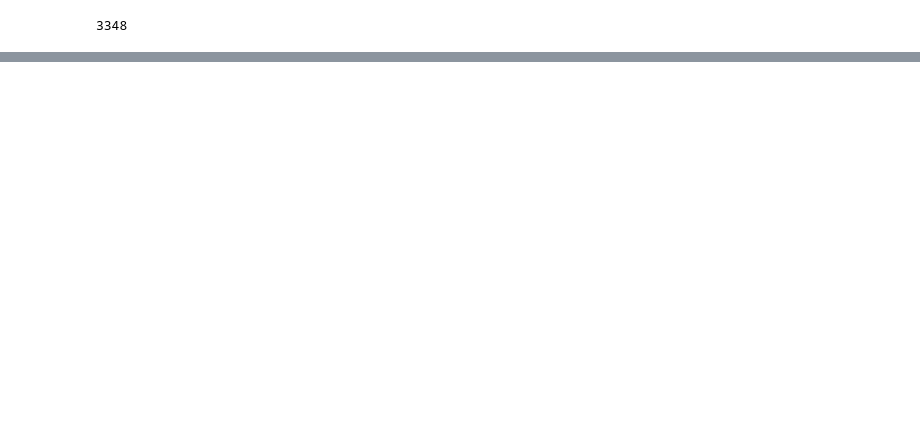
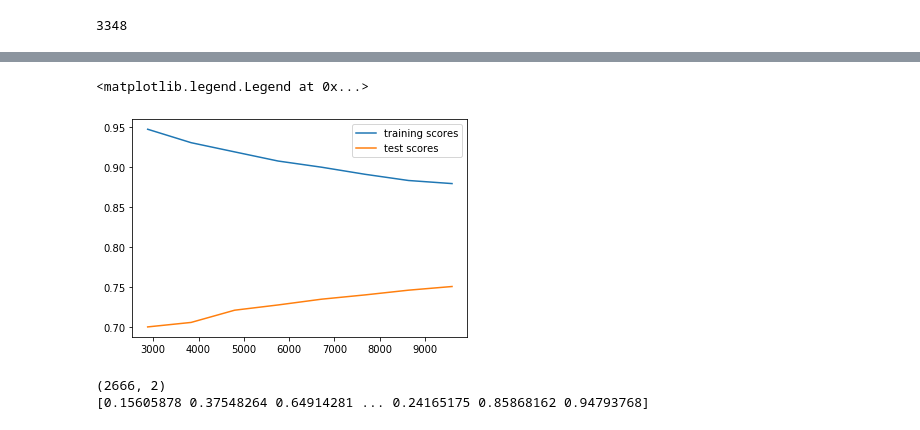
Before and after one commit to YoheiFukuhara/nlp100, a Jupyter notebook: 08.機械学習/073_2.学習(訓練).ipynb, the cells around one changed output, grey strips where cells are left out. Saved outputs shown, nothing was run; the diff lists cells and outputs as text; code cells hidden in the pictures; blank space fills up the shorter version.

```diff
--- a/08.機械学習/073_2.学習(訓練).ipynb
+++ b/08.機械学習/073_2.学習(訓練).ipynb
@@ -27,12 +30,18 @@ lr = LogisticRegression()
 #lr = LogisticRegression(solver='sag', max_iter=10000, verbose=2)
 # %%
 tuned_parameters = [
-    {'C': [1, 10, 100, 1000], 'solver': ['newton-cg']},
-    {'C': [1, 10, 100, 1000], 'solver': ['lbfgs']},
-    {'C': [1, 10, 100, 1000], 'solver': ['liblinear'], 'penalty':['l1', 'l2']},
-    {'C': [1, 10, 100, 1000], 'solver': ['sag']},
-    {'C': [1, 10, 100, 1000], 'solver': ['saga'], 'penalty':['l1', 'l2']}
+    {'C': [1, 1.5, 2, 2.5], 'solver': ['newton-cg']},
+    {'C': [1, 1.5, 2, 2.5], 'solver': ['lbfgs']},
+    {'C': [1, 1.5, 2, 2.5], 'solver': ['liblinear'], 'penalty':['l1', 'l2']},
+    {'C': [1, 1.5, 2, 2.5], 'solver': ['sag']},
+    {'C': [1, 1.5, 2, 2.5], 'solver': ['saga']}
     ]
+
+#    {'C': [1, 10, 100], 'solver': ['newton-cg']},
+#    {'C': [1, 10, 100], 'solver': ['lbfgs']},
+#    {'C': [1, 10, 100], 'solver': ['liblinear'], 'penalty':['l1', 'l2']},
+#    {'C': [1, 10, 100], 'solver': ['sag']},
+#    {'C': [1, 10, 100], 'solver': ['saga']}
 # %%
 score = 'f1'
 clf = GridSearchCV(
@@ -108,0 +117,19 @@ print(confusion_matrix(y_test, y_pred))
+# %%
+training_sizes, train_scores, test_scores = learning_curve(best,
+                                                x_all_cv, y_all, cv=10,
+                                                scoring='%s_weighted' % score,
+                                                train_sizes=[0.3, 0.4, 0.5, 0.6, 0.7, 0.8, 0.9, 1.0])
+# %%
+plt.plot(training_sizes, train_scores.mean(axis=1), label="training scores")
+plt.plot(training_sizes, test_scores.mean(axis=1), label="test scores")
+plt.legend(loc="best")
+# %% [output]
+<matplotlib.legend.Legend at 0x...>
+[figure, added]
+# %%
+y_pred = best.predict_proba(x_test)
+print(y_pred.shape)
+print(y_pred[:,1])
+# %% [output]
+(2666, 2)
+[0.15605878 0.37548264 0.64914281 ... 0.24165175 0.85868162 0.94793768]
```
Also changed, not shown: parts of 13 cells of this notebook, 5 other files.
